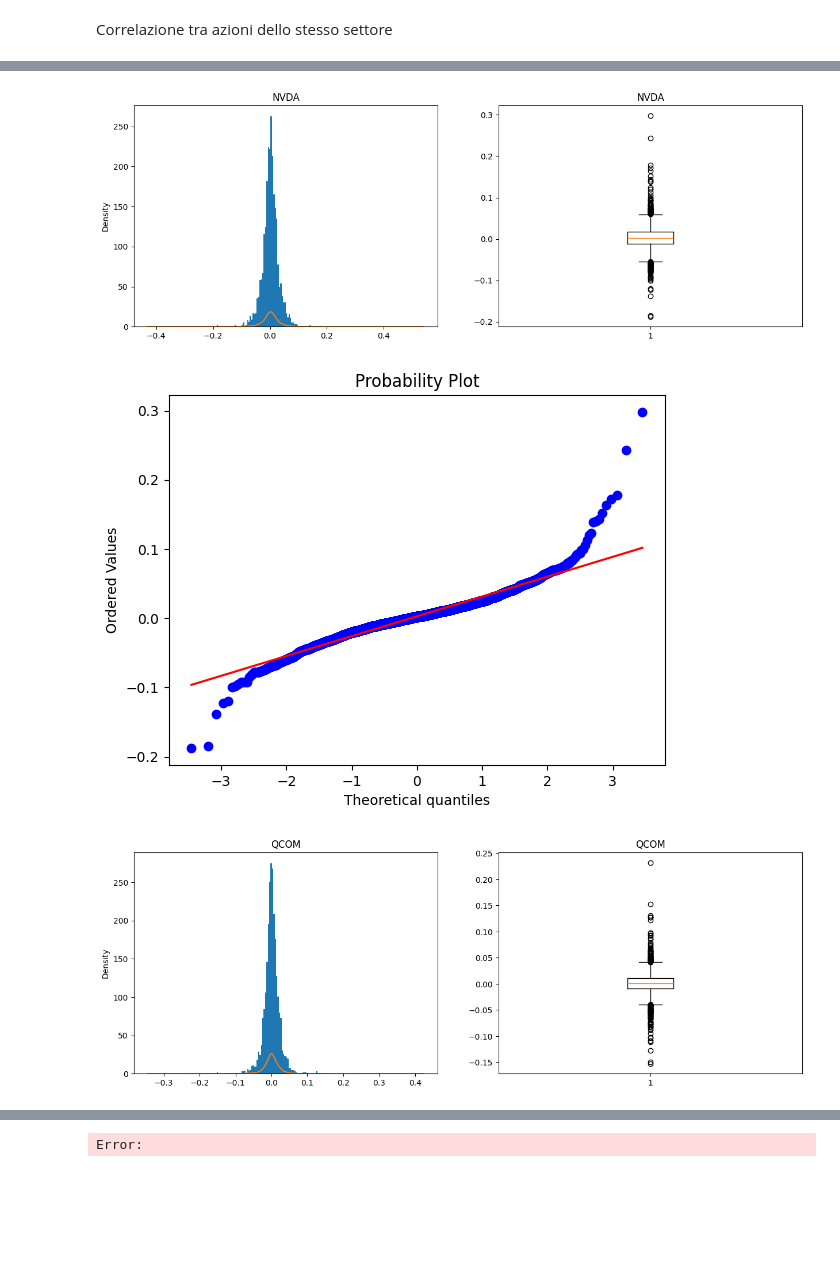
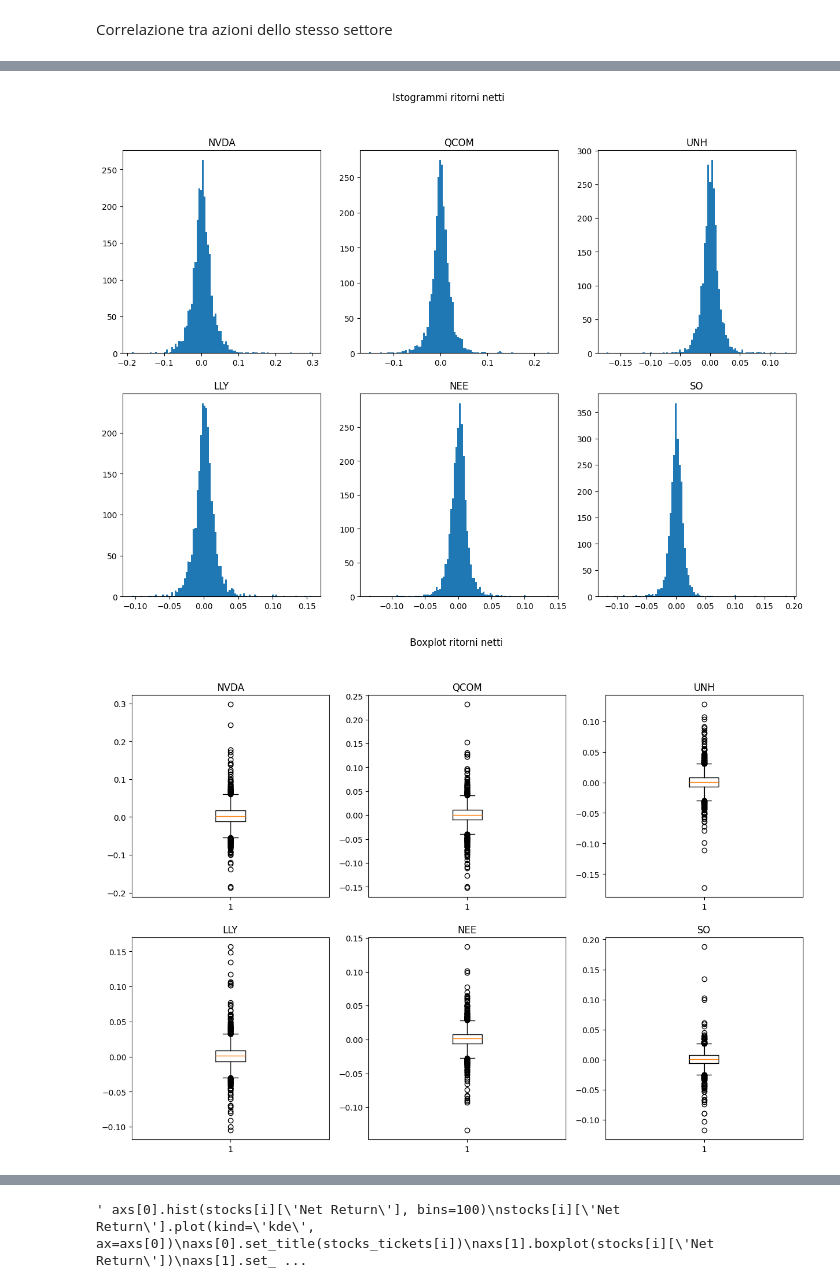
Before and after one commit to riccardo-savio/Progetto-BISF, a Jupyter notebook: studio.ipynb, the cells around one changed output, grey strips where cells are left out. Drawn from its saved outputs; the diff is of its cells as text; code cells hidden in the pictures; blank space fills up the shorter version.

```diff
--- a/studio.ipynb
+++ b/studio.ipynb
@@ -335,17 +335,33 @@ Correlazione NextEra Energy, Southern Co: 0.7166523774980348
+# %%
+fig, axs = plt.subplots(2, 3, figsize=(15, 10))
+fig.suptitle('Istogrammi ritorni netti')
+for i in range(len(stocks)):
+    axs[i//3, i%3].hist(stocks[i]['Net Return'], bins=100)
+    axs[i//3, i%3].set_title(stocks_tickets[i])
+
+plt.show()
+# %% [output]
+[figure, added]
 # %%
+fig, axs = plt.subplots(2, 3, figsize=(15, 10))
+fig.suptitle('Boxplot ritorni netti')
 for i in range(len(stocks)):
-    fig, axs = plt.subplots(1, 2, figsize=(15, 5))
-    axs[0].hist(stocks[i]['Net Return'], bins=100)
-    stocks[i]['Net Return'].plot(kind='kde', ax=axs[0])
-    axs[0].set_title(stocks_tickets[i])
-    axs[1].boxplot(stocks[i]['Net Return'])
-    axs[1].set_title(stocks_tickets[i])
-    #qq plot
-    fig = plt.figure()
-    ax = fig.add_subplot(111)
-    stats.probplot(stocks[i]['Net Return'], dist="norm", plot=plt)
-    plt.show()
+    axs[i//3, i%3].boxplot(stocks[i]['Net Return'])
+    axs[i//3, i%3].set_title(stocks_tickets[i])
+
+plt.show()
+
+
+
+""" axs[0].hist(stocks[i]['Net Return'], bins=100)
+stocks[i]['Net Return'].plot(kind='kde', ax=axs[0])
+axs[0].set_title(stocks_tickets[i])
+axs[1].boxplot(stocks[i]['Net Return'])
+axs[1].set_title(stocks_tickets[i])
+#qq plot
+fig = plt.figure()
+ax = fig.add_subplot(111)
+stats.probplot(stocks[i]['Net Return'], dist="norm", plot=plt)
+plt.show() """
 # %% [output]
-[figure, old version]
+[figure, new version]
-[figure, removed]
-[figure, removed]
@@ -361 +368 @@ for i in range(len(stocks)):
-Error:
+' axs[0].hist(stocks[i][\'Net Return\'], bins=100)\nstocks[i][\'Net Return\'].plot(kind=\'kde\', ax=axs[0])\naxs[0].set_title(stocks_tickets[i])\naxs[1].boxplot(stocks[i][\'Net Return\'])\naxs[1].set_ ...
```
Also changed, not shown: parts of 12 cells of this notebook, 8 other files.
